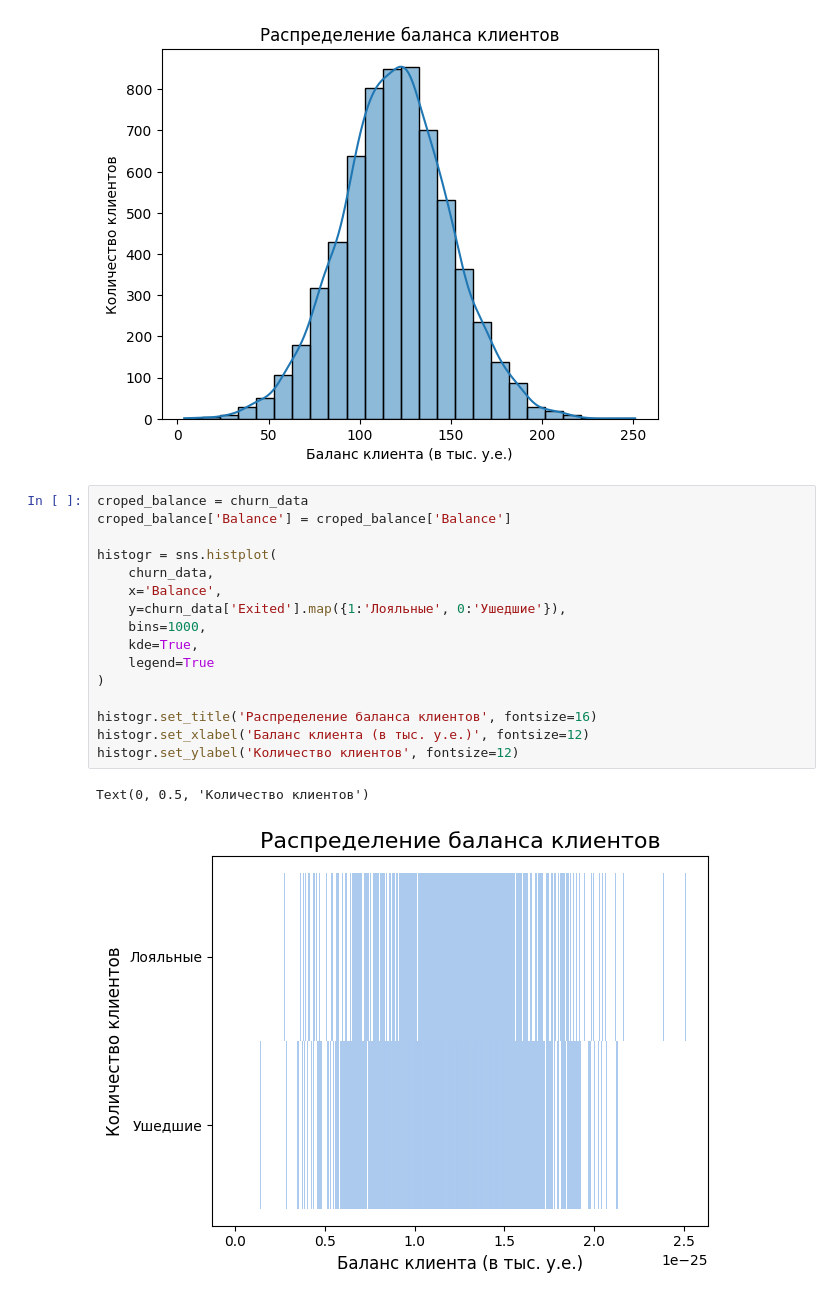
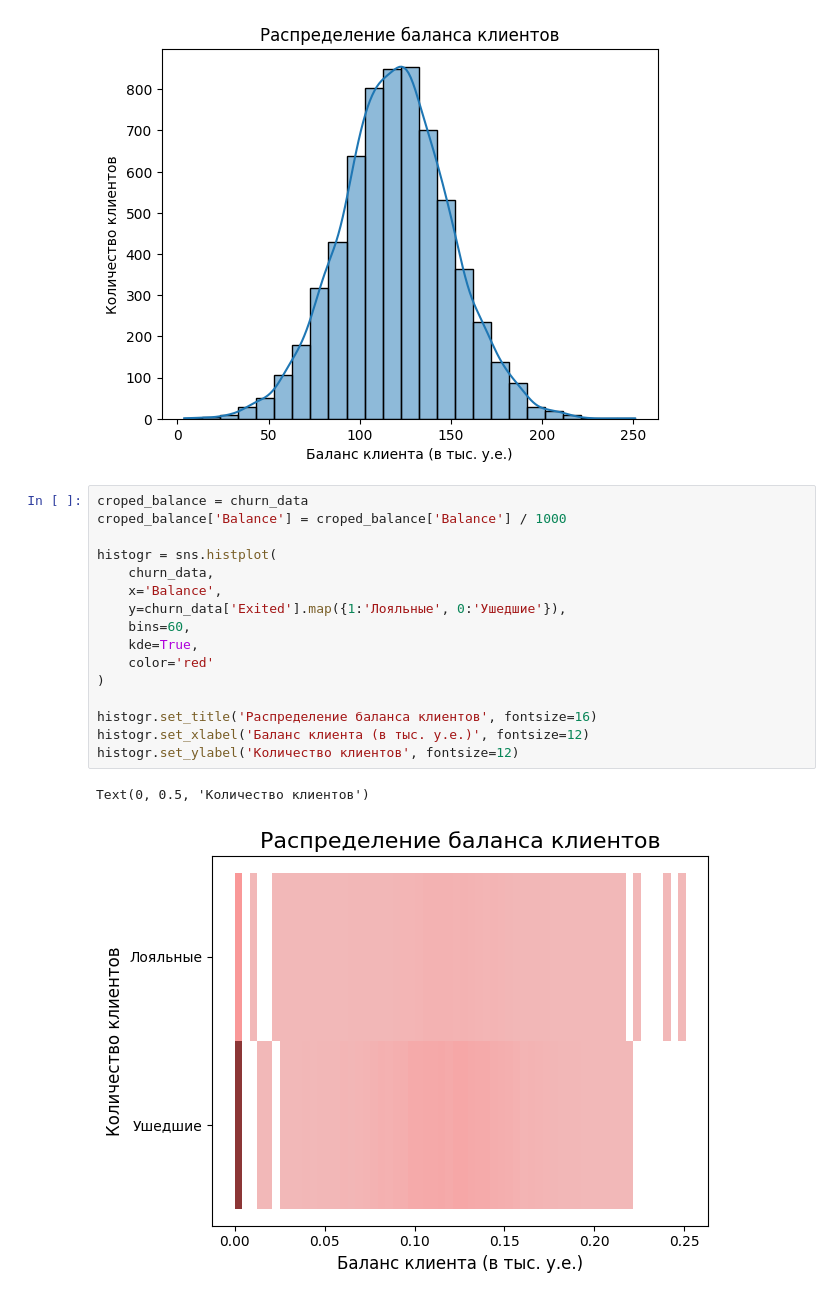
Before and after one commit to SudarickovIlya/DataCleaningProject, a Jupyter notebook: Visualization/draft.ipynb, the cells around one changed output. Drawn from its saved outputs; the diff is of its cells as text.

```diff
--- a/Visualization/draft.ipynb
+++ b/Visualization/draft.ipynb
@@ -99,20 +99,20 @@ Text(0, 0.5, 'Количество клиентов')
 [figure]
 # %%
 croped_balance = churn_data
-croped_balance['Balance'] = croped_balance['Balance']
+croped_balance['Balance'] = croped_balance['Balance'] / 1000
 
 histogr = sns.histplot(
     churn_data,
     x='Balance',
     y=churn_data['Exited'].map({1:'Лояльные', 0:'Ушедшие'}),
-    bins=1000,
+    bins=60,
     kde=True,
-    legend=True
+    color='red'
 )
 
 histogr.set_title('Распределение баланса клиентов', fontsize=16)
 histogr.set_xlabel('Баланс клиента (в тыс. у.е.)', fontsize=12)
 histogr.set_ylabel('Количество клиентов', fontsize=12)
 # %% [output]
 Text(0, 0.5, 'Количество клиентов')
-[figure, old version]
+[figure, new version]
```
Also changed, not shown: parts of 1 cell of this notebook, 2 other files.
